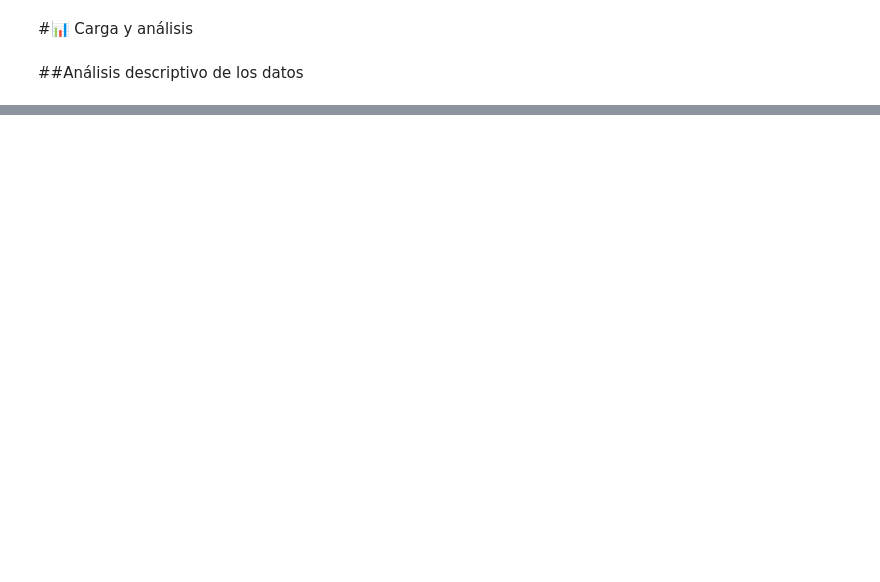
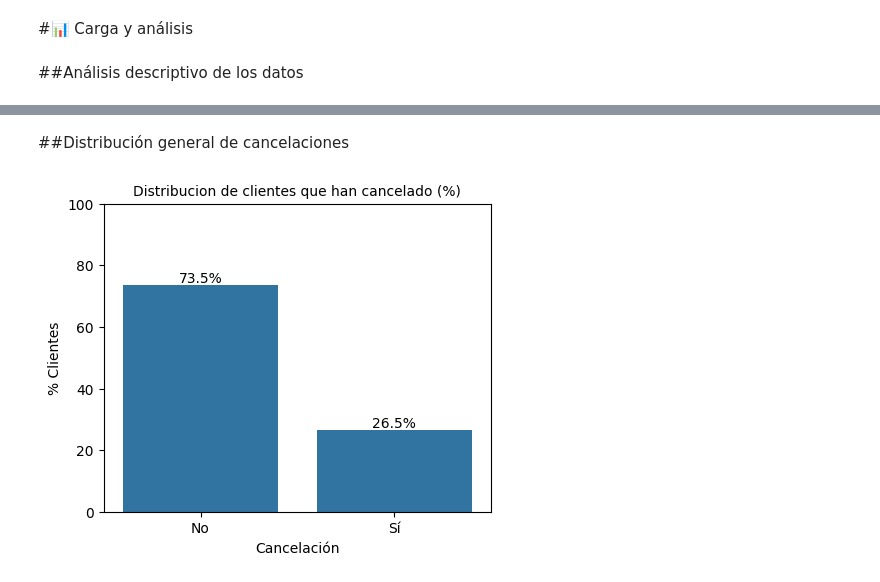
Before and after one commit to NicoPerotto/challenge2-data-science-LATAM, a Jupyter notebook: TelecomX_LATAM.ipynb, the cells around one changed output, grey strips where cells are left out. Drawn from its saved outputs; the diff is of its cells as text; code cells hidden in the pictures; blank space fills up the shorter version.

```diff
--- a/TelecomX_LATAM.ipynb
+++ b/TelecomX_LATAM.ipynb
@@ -276,0 +329,23 @@ dataFrame.describe()
+# %% [markdown]
+##Distribución general de cancelaciones
+# %%
+#Calculo de porcentajes
+churn_cant = dataFrame['cancelación'].value_counts()
+churn_porcentaje = churn_cant / len(dataFrame) * 100
+
+#Grafico de barras
+plt.figure(figsize=(5, 4))
+ax = sns.barplot(x=churn_porcentaje.index, y=churn_porcentaje.values)
+plt.title('Distribucion de clientes que han cancelado (%)', fontsize=10)
+plt.xlabel('Cancelación')
+plt.ylabel('% Clientes')
+plt.ylim(0, 100)
+plt.xticks(ticks=[0, 1], labels=['No', 'Sí'])
+
+for p in ax.patches:
+    ax.annotate(f'{p.get_height():.1f}%', (p.get_x() + p.get_width() / 2., p.get_height()),
+                ha='center', va='center', xytext=(0, 5), textcoords='offset points')
+
+plt.show()
+# %% [output]
+[figure, added]
```
Also changed, not shown: parts of 13 cells of this notebook.
